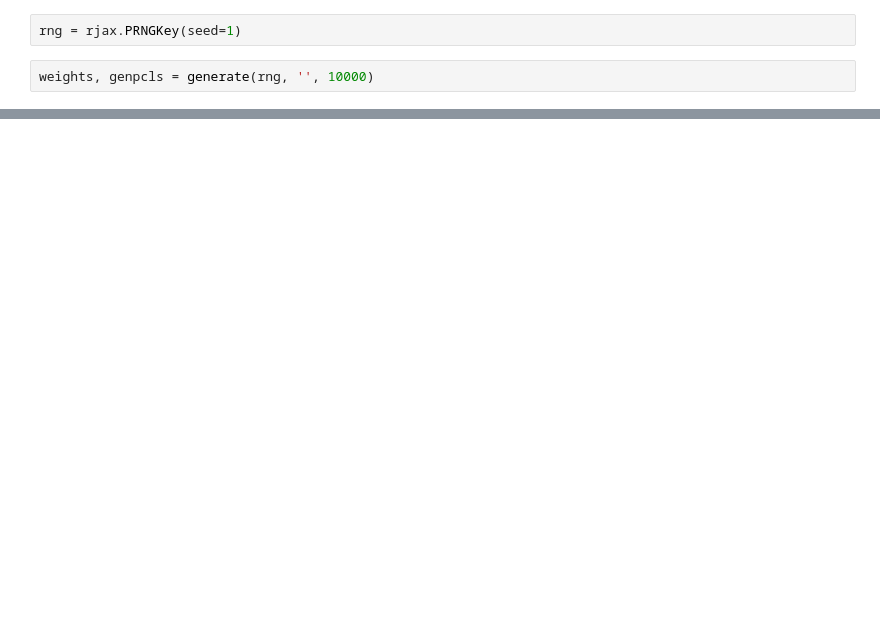
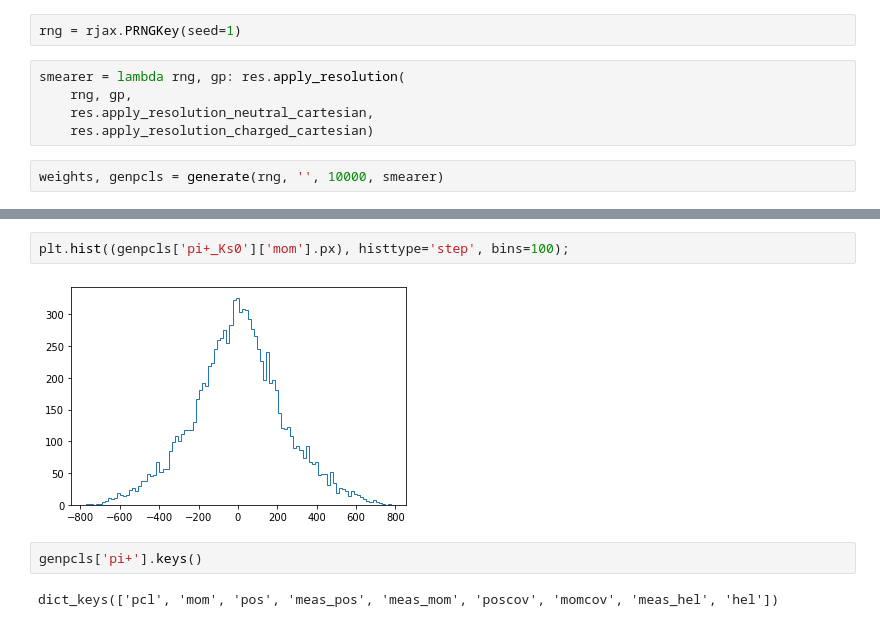
Before and after one commit to ddyak/sct-fitter, a Jupyter notebook: examples/kspipi.ipynb, the cells around one changed output, grey strips where cells are left out. Drawn from its saved outputs; the diff is of its cells as text; blank space fills up the shorter version.

```diff
--- a/examples/kspipi.ipynb
+++ b/examples/kspipi.ipynb
@@ -70,5 +69,10 @@ import jax.random as rjax
 from helixgen.phspdecay import generate
 # %%
 rng = rjax.PRNGKey(seed=1)
+# %%
+smearer = lambda rng, gp: res.apply_resolution(
+    rng, gp,
+    res.apply_resolution_neutral_cartesian,
+    res.apply_resolution_charged_cartesian)
 # %%
-weights, genpcls = generate(rng, '', 10000)
+weights, genpcls = generate(rng, '', 10000, smearer)
@@ -76,0 +87,8 @@ r_ks = genpcls['Ks0']['pos']
+# %%
+plt.hist((genpcls['pi+_Ks0']['mom'].px), histtype='step', bins=100);
+# %% [output]
+[figure, added]
+# %%
+genpcls['pi+'].keys()
+# %% [output]
+dict_keys(['pcl', 'mom', 'pos', 'meas_pos', 'meas_mom', 'poscov', 'momcov', 'meas_hel', 'hel'])
```
Also changed, not shown: parts of 11 cells of this notebook, 5 other files.
